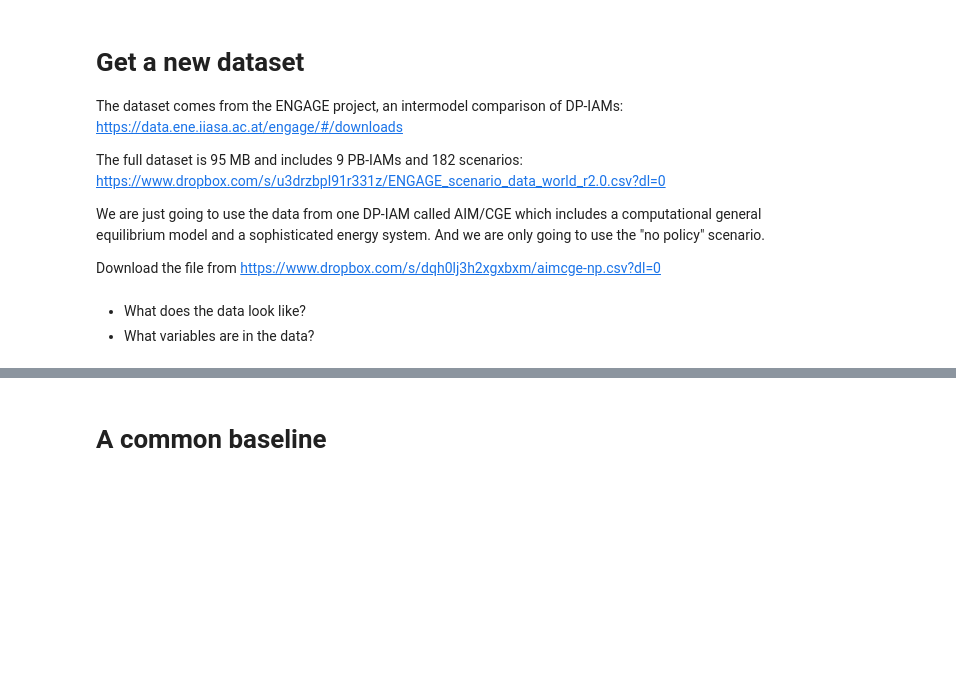
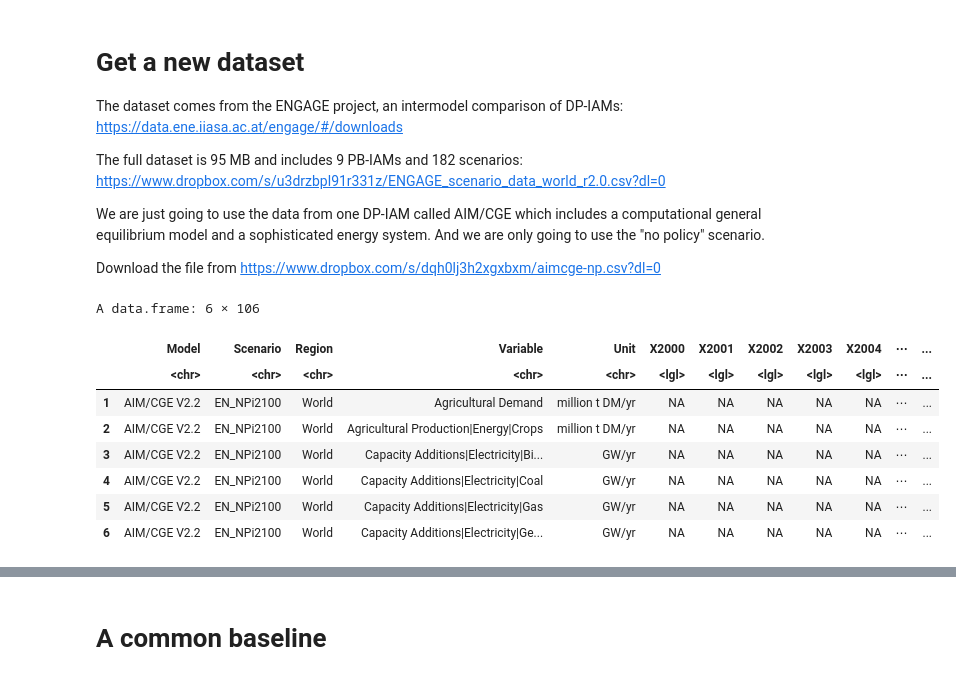
Before and after one commit to openmodels/ccecon, a Jupyter notebook: lab5/Lab 5 - Integrated Assessment - public.ipynb, the cells around one changed output, grey strips where cells are left out. Saved outputs shown, nothing was run; the diff lists cells and outputs as text; code cells hidden in the pictures; blank space fills up the shorter version.

```diff
--- a/lab5/Lab 5 - Integrated Assessment - public.ipynb
+++ b/lab5/Lab 5 - Integrated Assessment - public.ipynb
@@ -22,6 +22,15 @@ Download the file from
 https://www.dropbox.com/s/dqh0lj3h2xgxbxm/aimcge-np.csv?dl=0
 # %%
 input = read.csv("~/Open Modeling Group Dropbox/Climate Change Economics/labs/lab5/aimcge-np.csv")
-# %% [markdown]
-* What does the data look like?
-* What variables are in the data?
+# %%
+head(input)
+# %% [output]
+A data.frame: 6 × 106
+|  | Model | Scenario | Region | Variable | Unit | X2000 | X2001 | X2002 | X2003 | X2004 | ⋯ | ... |
+|  | <chr> | <chr> | <chr> | <chr> | <chr> | <lgl> | <lgl> | <lgl> | <lgl> | <lgl> | ⋯ | ... |
+| 1 | AIM/CGE V2.2 | EN_NPi2100 | World | Agricultural Demand | million t DM/yr | NA | NA | NA | NA | NA | ⋯ | ... |
+| 2 | AIM/CGE V2.2 | EN_NPi2100 | World | Agricultural Production|Energy|Crops | million t DM/yr | NA | NA | NA | NA | NA | ⋯ | ... |
+| 3 | AIM/CGE V2.2 | EN_NPi2100 | World | Capacity Additions|Electricity|Bi... | GW/yr | NA | NA | NA | NA | NA | ⋯ | ... |
+| 4 | AIM/CGE V2.2 | EN_NPi2100 | World | Capacity Additions|Electricity|Coal | GW/yr | NA | NA | NA | NA | NA | ⋯ | ... |
+| 5 | AIM/CGE V2.2 | EN_NPi2100 | World | Capacity Additions|Electricity|Gas | GW/yr | NA | NA | NA | NA | NA | ⋯ | ... |
+| 6 | AIM/CGE V2.2 | EN_NPi2100 | World | Capacity Additions|Electricity|Ge... | GW/yr | NA | NA | NA | NA | NA | ⋯ | ... |
```
Also changed, not shown: parts of 63 cells of this notebook.
